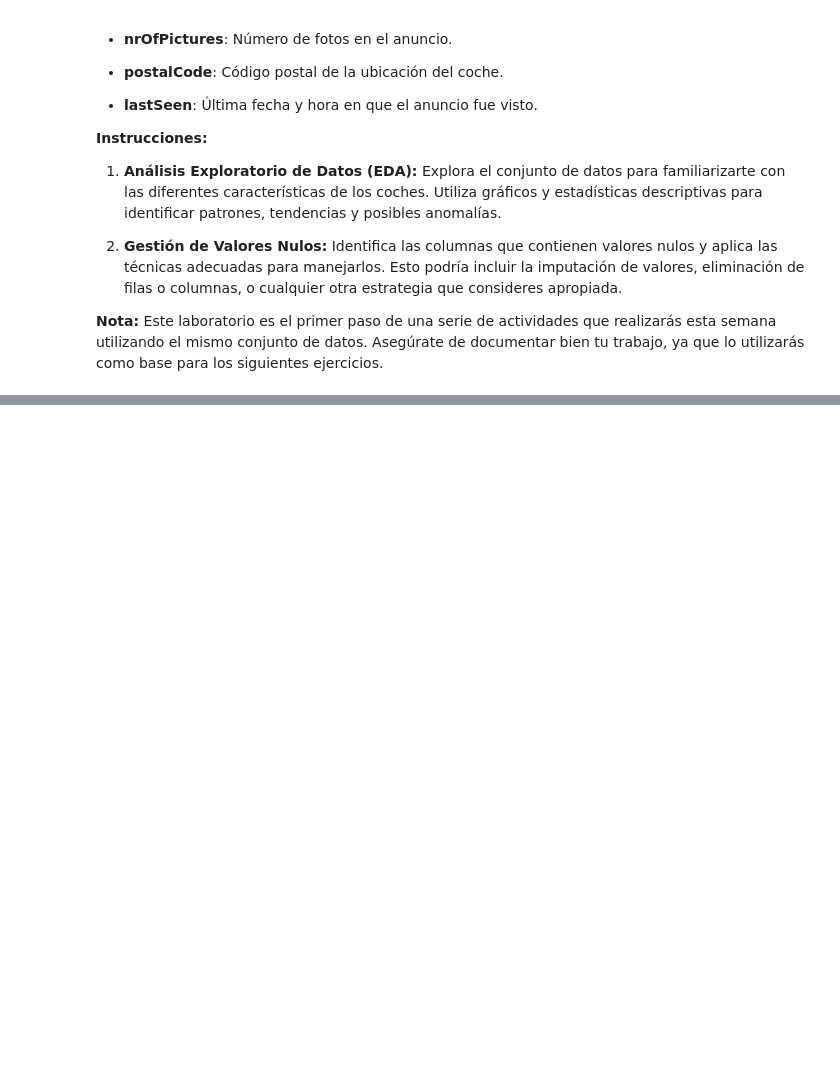
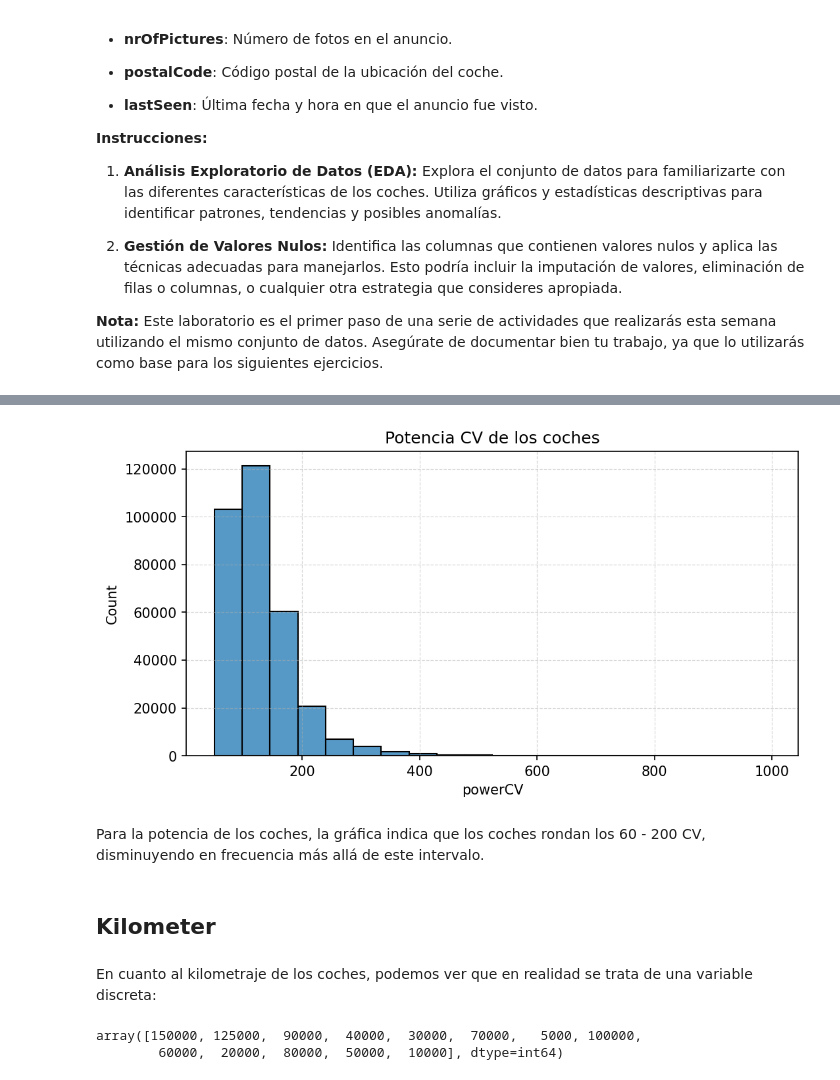
Before and after one commit to yanruwu/hackio-lab-EDA-nulos, a Jupyter notebook: laboratorio-modulo7-leccion01-eda-nulos.ipynb, the cells around one changed output, grey strips where cells are left out. Cells and saved outputs as stored; diff of their text form; code cells hidden in the pictures; blank space fills up the shorter version.

```diff
--- a/laboratorio-modulo7-leccion01-eda-nulos.ipynb
+++ b/laboratorio-modulo7-leccion01-eda-nulos.ipynb
@@ -61,0 +316,23 @@ AutoRenew, una empresa líder en la venta de coches de segunda mano, te ha contr
+# %%
+cv_cond = (df["powerCV"] < 50) | (df["powerCV"] > 1000)
+df.loc[df[cv_cond].index, "powerCV"] = np.nan
+# %%
+plt.figure(figsize = (8,4), dpi = 150)
+
+plt.title("Potencia CV de los coches")
+plt.grid(ls = "--", lw = 0.6, alpha = 0.5)
+sns.histplot(df["powerCV"], bins = 20)
+plt.show()
+# %% [output]
+[figure, added]
+# %% [markdown]
+Para la potencia de los coches, la gráfica indica que los coches rondan los 60 - 200 CV, disminuyendo en frecuencia más allá de este intervalo.
+# %% [markdown]
+## Kilometer
+# %% [markdown]
+En cuanto al kilometraje de los coches, podemos ver que en realidad se trata de una variable discreta:
+# %%
+df["kilometer"].unique()
+# %% [output]
+array([150000, 125000,  90000,  40000,  30000,  70000,   5000, 100000,
+        60000,  20000,  80000,  50000,  10000], dtype=int64)
```
Also changed, not shown: parts of 110 cells of this notebook, 1 other file.
